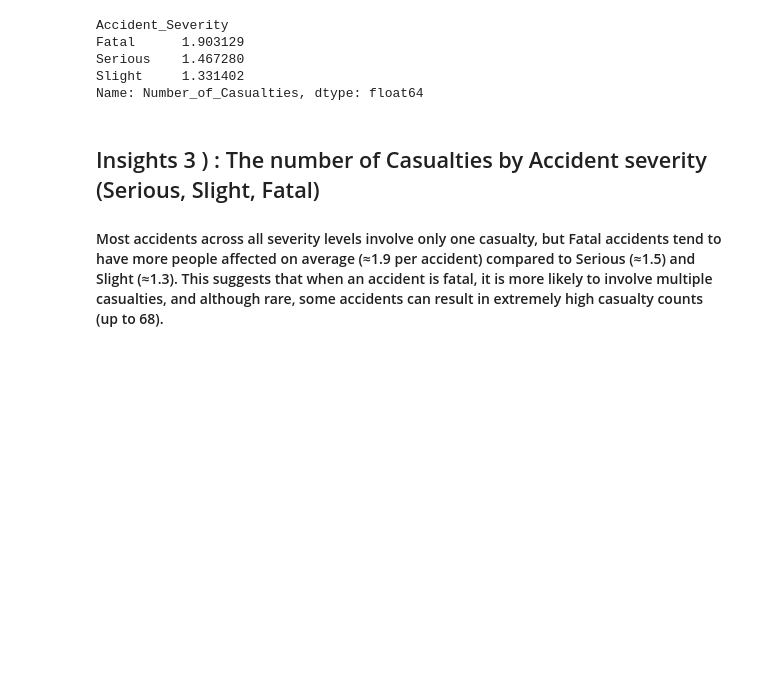
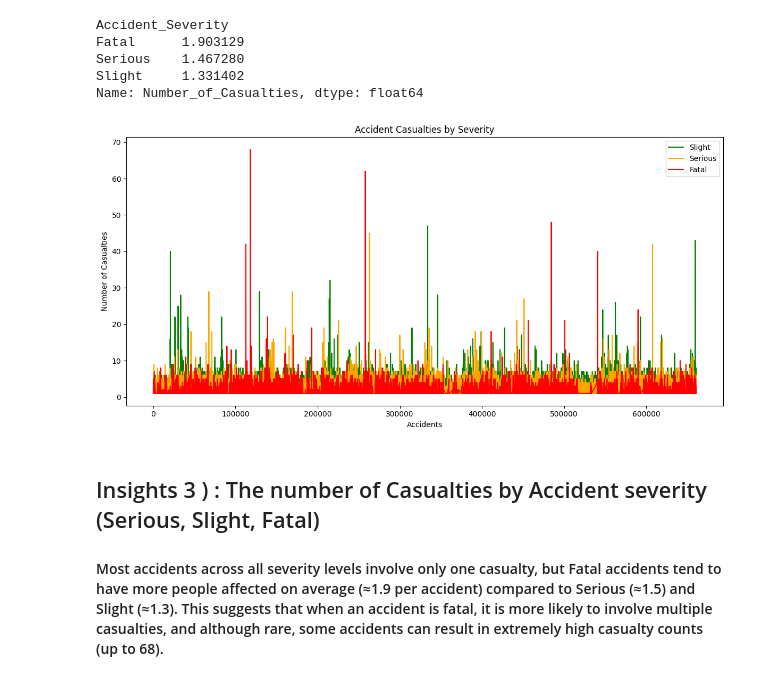
Before and after one commit to ImongMama45/ITELEC303---Act-2, a Jupyter notebook: ACTIVITY2-Copy1.ipynb, the cells around one changed output. Cells and saved outputs as stored; diff of their text form; code cells hidden in the pictures; blank space fills up the shorter version.

```diff
--- a/ACTIVITY2-Copy1.ipynb
+++ b/ACTIVITY2-Copy1.ipynb
@@ -182,6 +207,28 @@ Fatal      1.903129
 Serious    1.467280
 Slight     1.331402
 Name: Number_of_Casualties, dtype: float64
+# %%
+
+slight = accident[accident["Accident_Severity"] == "Slight"]
+serious = accident[accident["Accident_Severity"] == "Serious"]
+fatal = accident[accident["Accident_Severity"] == "Fatal"]
+
+plt.figure(figsize=(12,6))
+
+plt.plot(slight.index, slight["Number_of_Casualties"], label="Slight", color="green")
+plt.plot(serious.index, serious["Number_of_Casualties"], label="Serious", color="orange")
+plt.plot(fatal.index, fatal["Number_of_Casualties"], label="Fatal", color="red")
+
+plt.title("Accident Casualties by Severity")
+plt.xlabel("Accidents")
+plt.ylabel("Number of Casualties")
+
+plt.legend()
+
+plt.tight_layout()
+plt.show()
+# %% [output]
+[figure, added]
 # %% [markdown]
 <h2> Insights 3 ) : The number of Casualties by Accident severity (Serious, Slight, Fatal) </h2>
 <h4> Most accidents across all severity levels involve only one casualty, but Fatal accidents tend to have more people affected on average (≈1.9 per accident) compared to Serious (≈1.5) and Slight (≈1.3). This suggests that when an accident is fatal, it is more likely to involve multiple casualties, and although rare, some accidents can result in extremely high casualty counts (up to 68).</h4>
```
Also changed, not shown: parts of 35 cells of this notebook.
